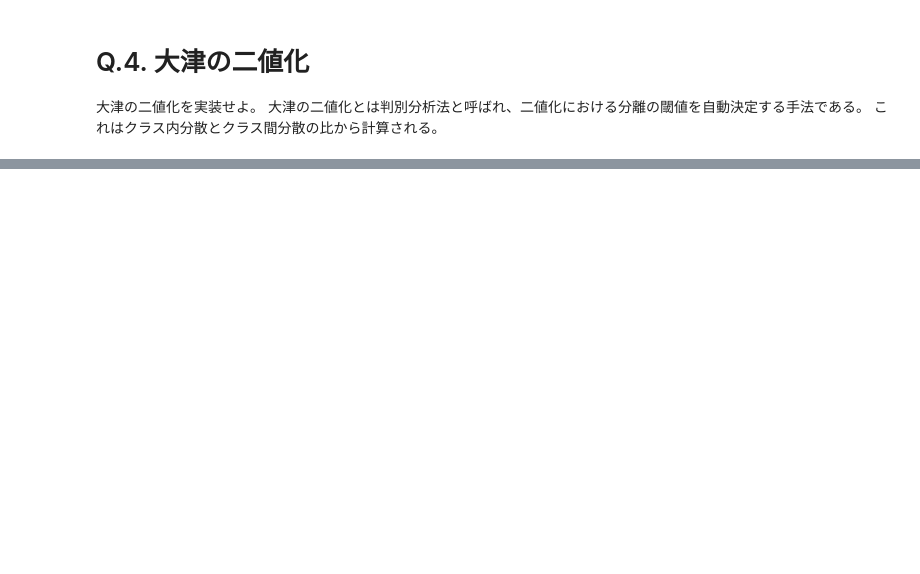
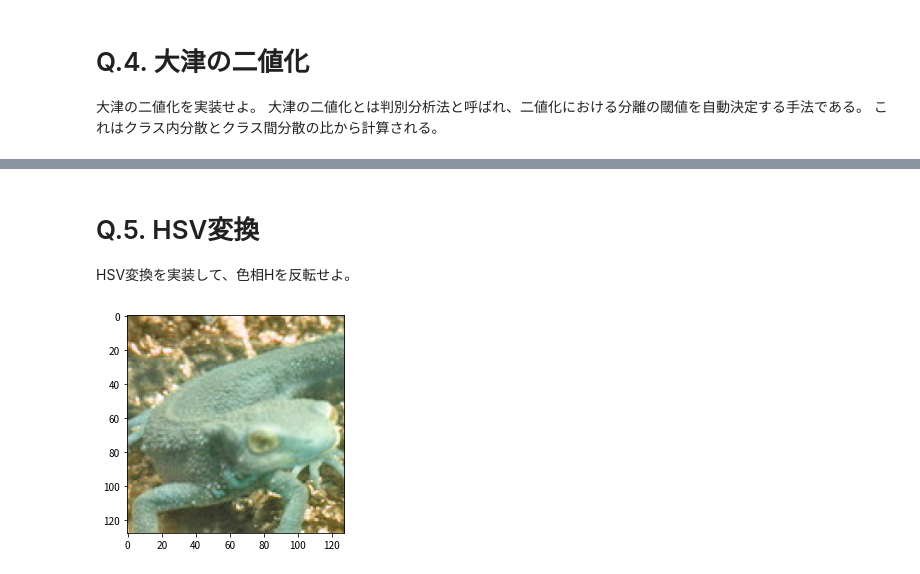
Before and after one commit to yudai0731/Gasyori100knock-1, a Jupyter notebook: Question_01_10/Myanswer.ipynb, the cells around one changed output, grey strips where cells are left out. Cells and saved outputs as stored; diff of their text form; code cells hidden in the pictures; blank space fills up the shorter version.

```diff
--- a/Question_01_10/Myanswer.ipynb
+++ b/Question_01_10/Myanswer.ipynb
@@ -74,0 +118,64 @@ plt.show()
+# %% [markdown]
+# Q.5. HSV変換
+HSV変換を実装して、色相Hを反転せよ。
+# %%
+def rgb2hsv(img):
+    img = img/255
+    hsv = np.zeros_like(img, dtype=np.float32)
+
+    max_v = np.max(img,axis=2)
+    min_v = np.min(img,axis=2)
+    min_arg = np.argmin(img,axis=2)
+
+    # Hの計算 ...は次元を省略して書く記法
+    hsv[...,0][np.where(max_v==min_v)]=0
+    ## if min == B
+    ind = np.where(min_arg == 0)
+    hsv[..., 0][ind] = 60 * (img[..., 1][ind] - img[..., 2][ind]) / (max_v[ind] - min_v[ind]) + 60
+    ## if min == R
+    ind = np.where(min_arg == 2)
+    hsv[..., 0][ind] = 60 * (img[..., 0][ind] - img[..., 1][ind]) / (max_v[ind] - min_v[ind]) + 180
+    ## if min == G
+    ind = np.where(min_arg == 1)
+    hsv[..., 0][ind] = 60 * (img[..., 2][ind] - img[..., 0][ind]) / (max_v[ind] - min_v[ind]) + 300
+
+    # Sの計算
+    hsv[...,1] = max_v-min_v
+
+    # Vの計算
+    hsv[...,2] = max_v
+
+    return hsv
+
+def hsv2rgb(img):
+    max_v = np.max(img,axis=2)
+    min_v = np.min(img,axis=2)
+    rgb = np.zeros_like(img)
+
+    C = img[...,1]
+    Hdash = img[...,0]/60
+    X = C * (1 - np.abs( Hdash % 2 - 1))
+    Z = np.zeros_like(img[...,0])
+
+    vals = [[Z,X,C], [Z,C,X], [X,C,Z], [C,X,Z], [C,Z,X], [X,Z,C]]
+
+    for i in range(6):
+        ind = np.where((i <= Hdash) & (Hdash < (i+1)))
+        rgb[..., 0][ind] = (img[...,2] - C)[ind] + vals[i][0][ind]
+        rgb[..., 1][ind] = (img[...,2] - C)[ind] + vals[i][1][ind]
+        rgb[..., 2][ind] = (img[...,2] - C)[ind] + vals[i][2][ind]
+
+    rgb[np.where(max_v == min_v)] = 0
+    rgb = np.clip(rgb, 0, 1)
+    rgb = (rgb * 255).astype(np.uint8)
+
+    return rgb
+
+out1 = rgb2hsv(img)
+# Hを180°反転
+out1[...,0] = (out1[...,0]+180)%360
+out2 = hsv2rgb(out1)
+plt.imshow(cv2.cvtColor(out2, cv2.COLOR_BGR2RGB))
+plt.show()
+# %% [output]
+[figure, added]
```
Also changed, not shown: parts of 8 cells of this notebook, 1 other file.
